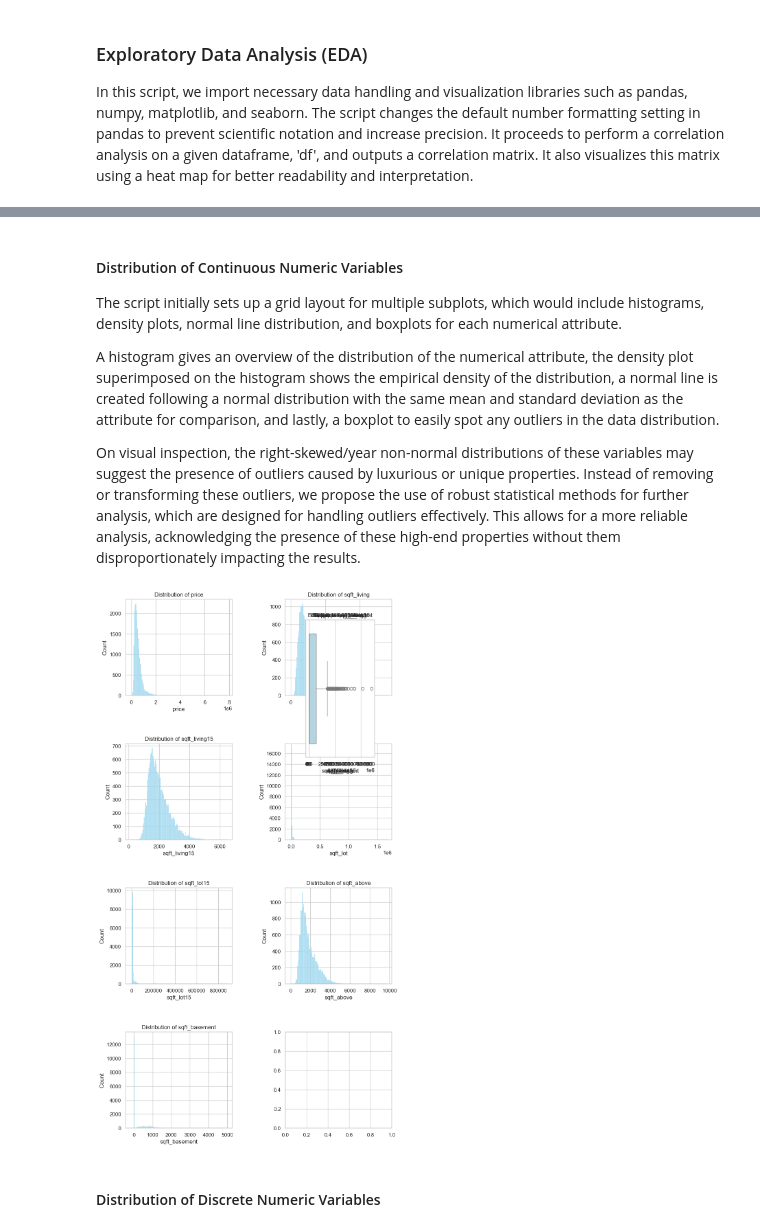
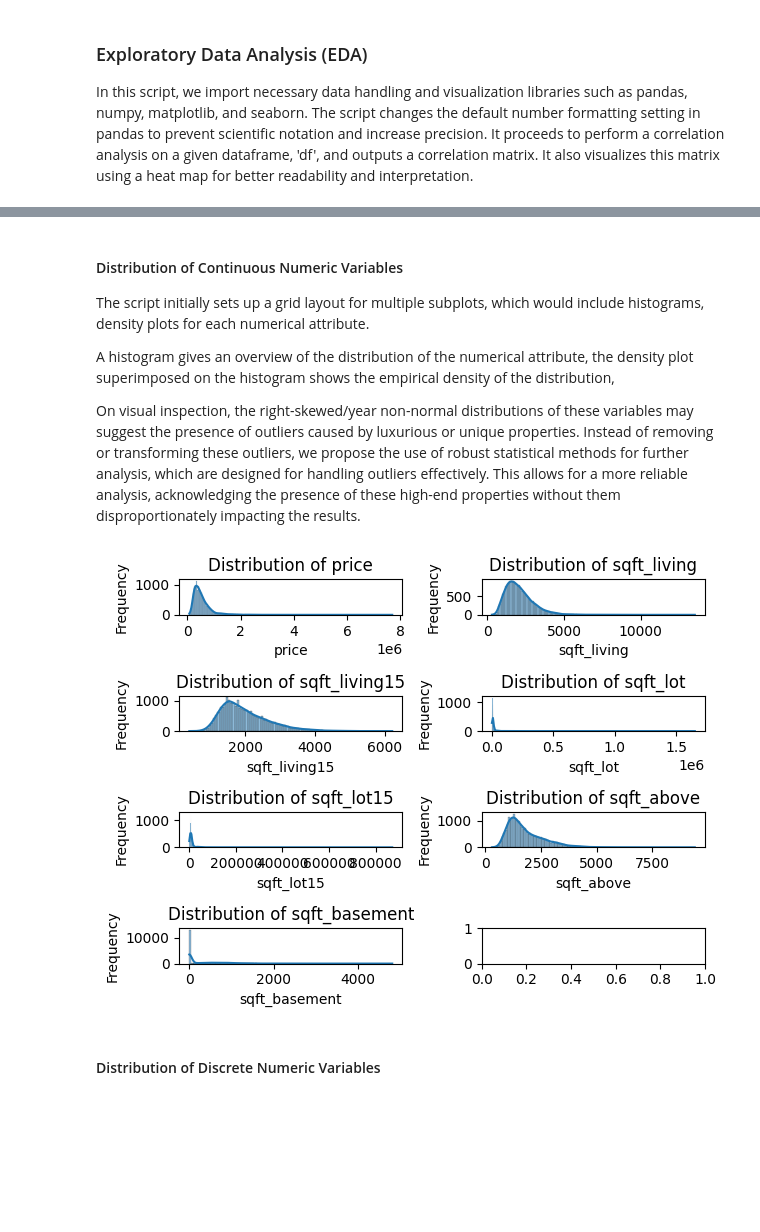
Before and after one commit to gizemguleli/RR_Project-Housing-Price-Dynamics-in-King-Cunty-WA, a Jupyter notebook: V1.ipynb, the cells around one changed output, grey strips where cells are left out. Drawn from its saved outputs; the diff is of its cells as text; code cells hidden in the pictures; blank space fills up the shorter version.

```diff
--- a/V1.ipynb
+++ b/V1.ipynb
@@ -234,43 +172,25 @@ sqft_lot15    -0.086418807  0.254451288    0.183191749  1.000000000
 # %% [markdown]
 #### Distribution of Continuous Numeric Variables
 
-The script initially sets up a grid layout for multiple subplots, which would include histograms, density plots, normal line distribution, and boxplots for each numerical attribute.
+The script initially sets up a grid layout for multiple subplots, which would include histograms, density plots for each numerical attribute.
 
-A histogram gives an overview of the distribution of the numerical attribute, the density plot superimposed on the histogram shows the empirical density of the distribution, a normal line is created following a normal distribution with the same mean and standard deviation as the attribute for comparison, and lastly, a boxplot to easily spot any outliers in the data distribution.
+A histogram gives an overview of the distribution of the numerical attribute, the density plot superimposed on the histogram shows the empirical density of the distribution,
 
 On visual inspection, the right-skewed/year non-normal distributions of these variables may suggest the presence of outliers caused by luxurious or unique properties. Instead of removing or transforming these outliers, we propose the use of robust statistical methods for further analysis, which are designed for handling outliers effectively. This allows for a more reliable analysis, acknowledging the presence of these high-end properties without them disproportionately impacting the results.
-# %%
-# Create subplots layout (4 rows and 2 columns), adjust for better appearance
-fig, axes = plt.subplots(4, 2, figsize=(10,20))
-axes = axes.ravel()  # to flatten axes
-
-# iterate through all numeric variables for histogram, density line and normal line
-for i,cont in enumerate(cont_vars):
-
-    # Create histogram with scaled x-axis
-    data = house_data[cont]
-    ax = axes[i]
-    sns.histplot(data, ax = ax, color = 'skyblue', kde=False, bins=int(np.sqrt(len(data))))
-    ax.set_title(f"Distribution of {cont}")
-    ax.set_xlabel(cont)
-
-    # Create density line
-    sns.kdeplot(data, ax = ax, color = 'red', linewidth=2)
-
-    # Create normal distribution line
-    mu, sigma = norm.fit(data)
-    x = np.linspace(data.min(), data.max(), 100)
-    p = norm.pdf(x, mu, sigma)
-    ax.plot(x, p, 'b', linewidth=2)  # removed redundant color='blue' argument
-
-    # Create new axis for boxplot
-    ax_new = fig.add_axes([0.65, 0.65, 0.2, 0.2])
-    sns.boxplot(x=data, ax = ax_new, color ='lightblue')
-    ax_new.set_title(f"Boxplot of {cont}")
-
-plt.subplots_adjust(hspace=0.5, wspace=0.5)  # adjust spacing between subplots instead of tight_layout()
-plt.show()
-# %% [output]
-[figure, removed]
+# %%
+# Continuous Numeric Variables
+fig, axes = plt.subplots(4, 2)
+
+for i, var in enumerate(cont_vars):
+    sns.histplot(data=house_data, x=var, kde=True, ax=axes[i // 2, i % 2])
+    axes[i // 2, i % 2].set_title(f'Distribution of {var}')
+    axes[i // 2, i % 2].set_xlabel(var)
+    axes[i // 2, i % 2].set_ylabel('Frequency')
+
+# Adjust layout
+plt.tight_layout()
+plt.show()
+# %% [output]
+[figure, added]
 # %% [markdown]
 #### Distribution of Discrete Numeric Variables
```
Also changed, not shown: parts of 9 cells of this notebook.
